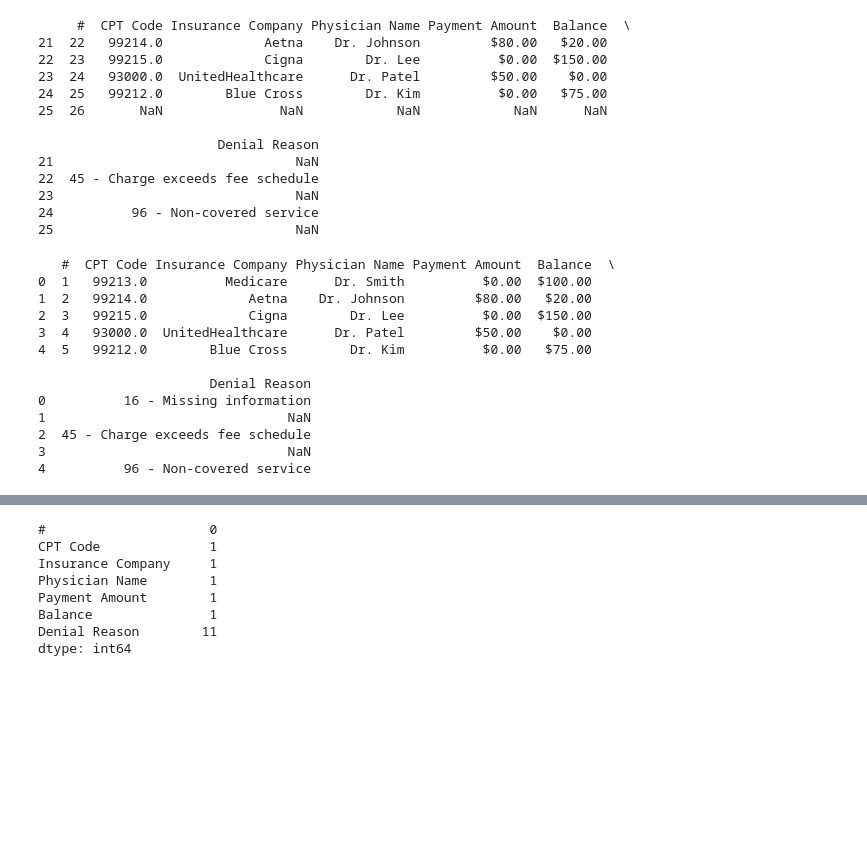
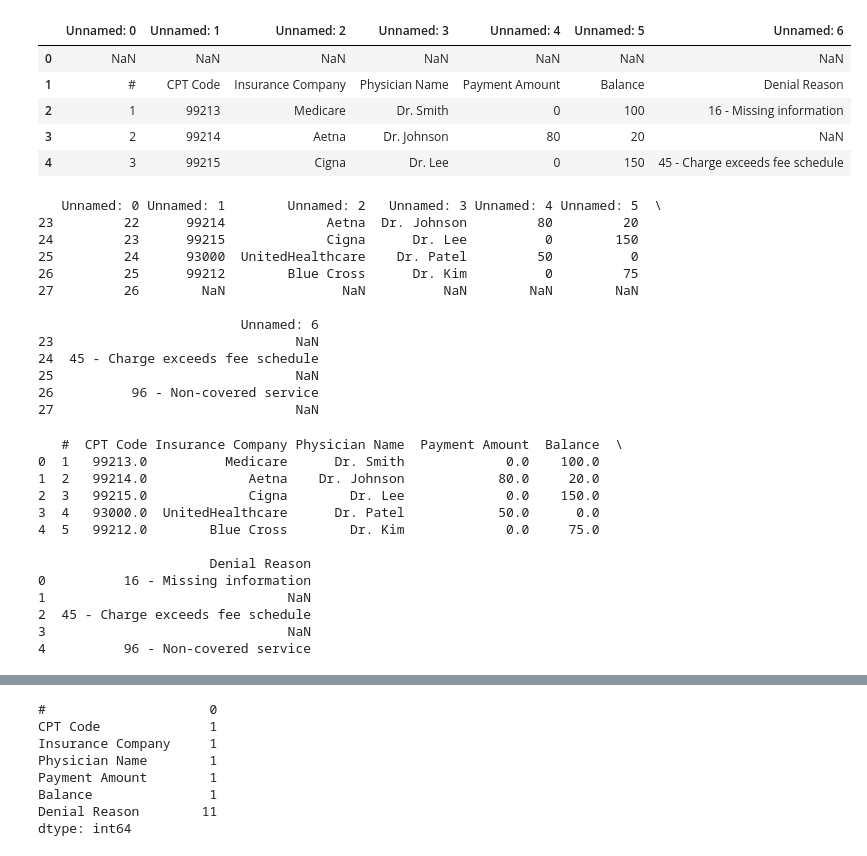
Before and after one commit to vrhsr/primrose, a Jupyter notebook: notebooks/Notebook 1.ipynb, the cells around one changed output, grey strips where cells are left out. Cells and saved outputs as stored; diff of their text form; code cells hidden in the pictures; blank space fills up the shorter version.

```diff
--- a/notebooks/Notebook 1.ipynb
+++ b/notebooks/Notebook 1.ipynb
@@ -38,38 +31,53 @@ xgboost                       3.0.4
 # %%
-df = pd.read_csv("AR - performance review - input - Sheet1.csv")
+df = pd.read_excel(r"F:\primrose\data\AR - performance review - input.xlsx")
+# %%
+df.head()
+# %% [output]
+|  | Unnamed: 0 | Unnamed: 1 | Unnamed: 2 | Unnamed: 3 | Unnamed: 4 | Unnamed: 5 | Unnamed: 6 |
+| 0 | NaN | NaN | NaN | NaN | NaN | NaN | NaN |
+| 1 | # | CPT Code | Insurance Company | Physician Name | Payment Amount | Balance | Denial Reason |
+| 2 | 1 | 99213 | Medicare | Dr. Smith | 0 | 100 | 16 - Missing information |
+| 3 | 2 | 99214 | Aetna | Dr. Johnson | 80 | 20 | NaN |
+| 4 | 3 | 99215 | Cigna | Dr. Lee | 0 | 150 | 45 - Charge exceeds fee schedule |
 # %%
 print(df.tail())
-print("Hi")
 # %% [output]
-     #  CPT Code Insurance Company Physician Name Payment Amount  Balance  \
-21  22   99214.0             Aetna    Dr. Johnson         $80.00   $20.00
-22  23   99215.0             Cigna        Dr. Lee          $0.00  $150.00
-23  24   93000.0  UnitedHealthcare      Dr. Patel         $50.00    $0.00
-24  25   99212.0        Blue Cross        Dr. Kim          $0.00   $75.00
-25  26       NaN               NaN            NaN            NaN      NaN
+   Unnamed: 0 Unnamed: 1        Unnamed: 2   Unnamed: 3 Unnamed: 4 Unnamed: 5  \
+23         22      99214             Aetna  Dr. Johnson         80         20
+24         23      99215             Cigna      Dr. Lee          0        150
+25         24      93000  UnitedHealthcare    Dr. Patel         50          0
+26         25      99212        Blue Cross      Dr. Kim          0         75
+27         26        NaN               NaN          NaN        NaN        NaN
 
-                       Denial Reason
-21                               NaN
-22  45 - Charge exceeds fee schedule
+                          Unnamed: 6
 23                               NaN
-24          96 - Non-covered service
+24  45 - Charge exceeds fee schedule
 25                               NaN
+26          96 - Non-covered service
+27                               NaN
-# %%
-print(df.head())
-# %% [output]
-   #  CPT Code Insurance Company Physician Name Payment Amount  Balance  \
-0  1   99213.0          Medicare      Dr. Smith          $0.00  $100.00
-1  2   99214.0             Aetna    Dr. Johnson         $80.00   $20.00
-2  3   99215.0             Cigna        Dr. Lee          $0.00  $150.00
-3  4   93000.0  UnitedHealthcare      Dr. Patel         $50.00    $0.00
-4  5   99212.0        Blue Cross        Dr. Kim          $0.00   $75.00
-
-                      Denial Reason
-0          16 - Missing information
-1                               NaN
-2  45 - Charge exceeds fee schedule
-3                               NaN
-4          96 - Non-covered service
+# %%
+df_raw = pd.read_excel(r"F:\primrose\data\AR - performance review - input.xlsx", header=None)
+
+
+header_row = df_raw.index[df_raw.iloc[:,1] == "CPT Code"][0]
+
+df = pd.read_excel(r"F:\primrose\data\AR - performance review - input.xlsx", header=header_row)
+
+print(df.head())
+# %% [output]
+   #  CPT Code Insurance Company Physician Name  Payment Amount  Balance  \
+0  1   99213.0          Medicare      Dr. Smith             0.0    100.0
+1  2   99214.0             Aetna    Dr. Johnson            80.0     20.0
+2  3   99215.0             Cigna        Dr. Lee             0.0    150.0
+3  4   93000.0  UnitedHealthcare      Dr. Patel            50.0      0.0
+4  5   99212.0        Blue Cross        Dr. Kim             0.0     75.0
+
+                      Denial Reason
+0          16 - Missing information
+1                               NaN
+2  45 - Charge exceeds fee schedule
+3                               NaN
+4          96 - Non-covered service
 # %%
 print(df.info())
 # %% [output]
```
Also changed, not shown: parts of 28 cells of this notebook, 5 other files.
